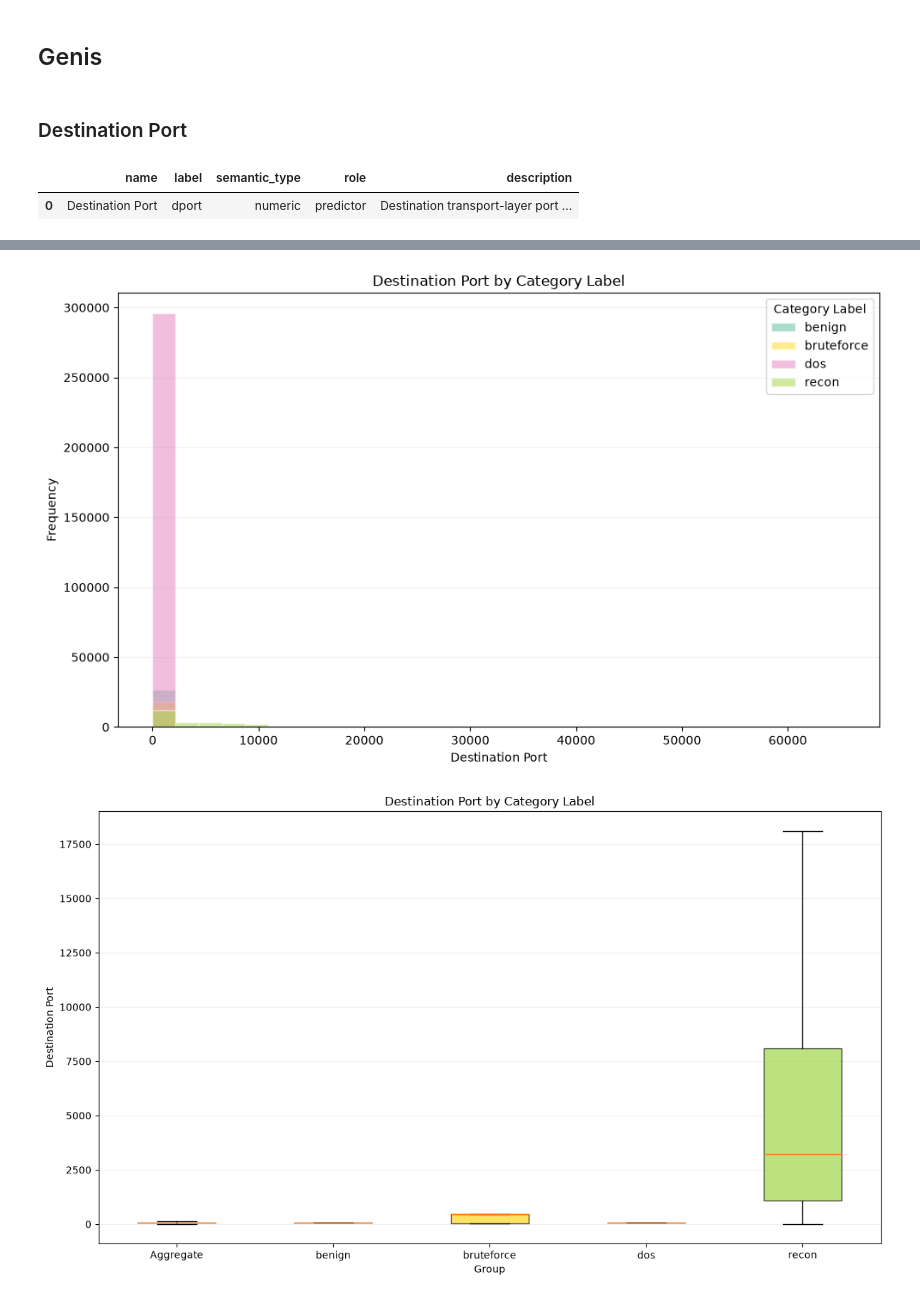
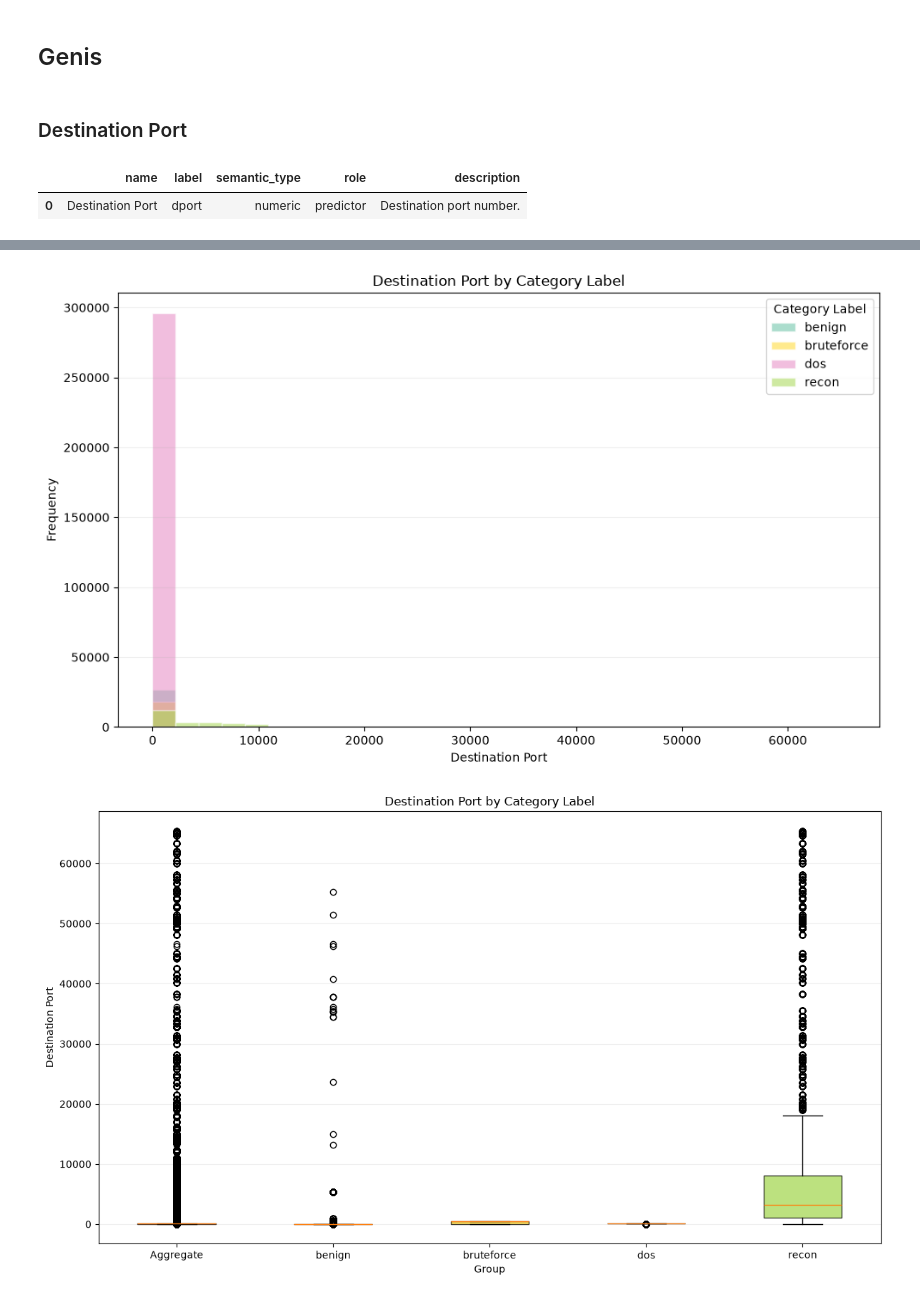
Before and after one commit to gabdumal/machine_learning_assignment, a Jupyter notebook: assignment/analysis_2.ipynb, the cells around one changed output, grey strips where cells are left out. Drawn from its saved outputs; the diff is of its cells as text; code cells hidden in the pictures.

Commit message:
Fix Genis feature specifications

```diff
--- a/assignment/analysis_2.ipynb
+++ b/assignment/analysis_2.ipynb
@@ -25,12 +26,15 @@ def display_feature(
     )
     display(feature_inspection.metadata_table)
     display(feature_inspection.statistics_table)
-    render_feature_plots(
+    figures = render_feature_plots(
         data_frame=data_frame,
         feature_specification=feature_specification,
         feature_inspection=feature_inspection,
         target_feature_specification=GENIS_SCHEMA.get_feature("category_label"),
     )
+    for figure in figures:
+        display(figure)
+        plt.close(figure)
 # %% [markdown]
 ## Genis
 # %%
@@ -46,24 +50,22 @@ def display_genis_feature(
         genis_df,
     )
 # %%
-display_genis_feature(
-    GENIS_SCHEMA.get_feature("dport"),
-)
+display_genis_feature(GENIS_SCHEMA.get_feature("dport"))
 # %% [output]
 Destination Port
 |  | name | label | semantic_type | role | description |
-| 0 | Destination Port | dport | numeric | predictor | Destination transport-layer port ... |
+| 0 | Destination Port | dport | numeric | predictor | Destination port number. |
 |  | statistic | value |
 | 0 | range | [0, 65389] |
 | 1 | minimum | 0.0 |
 | 2 | maximum | 65389.0 |
 | 3 | mean | 685.43267 |
 | 4 | standard_deviation | 4197.884105 |
 | 5 | percentile_05 | 0.0 |
 | 6 | percentile_25 | 53.0 |
 | 7 | percentile_50 | 80.0 |
 | 8 | percentile_75 | 80.0 |
 | 9 | percentile_95 | 1310.0 |
 [figure]
 [figure]
-[figure, old version]
+[figure, new version]
```
Also changed, not shown: parts of 4 cells of this notebook, 2 other files.
